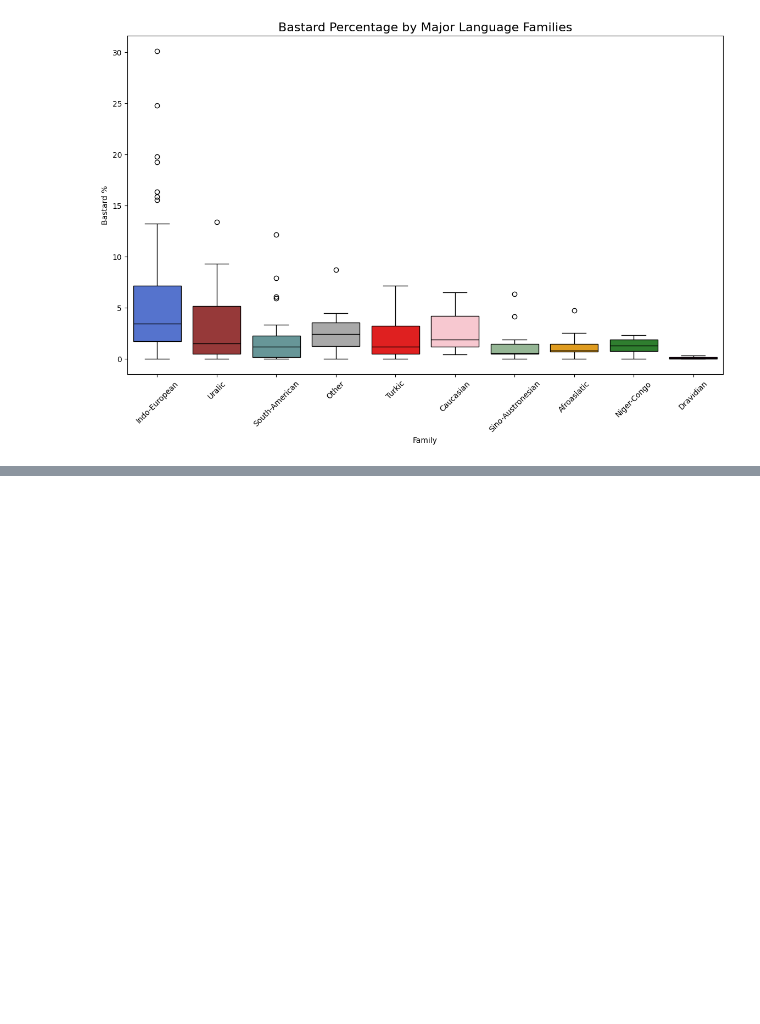
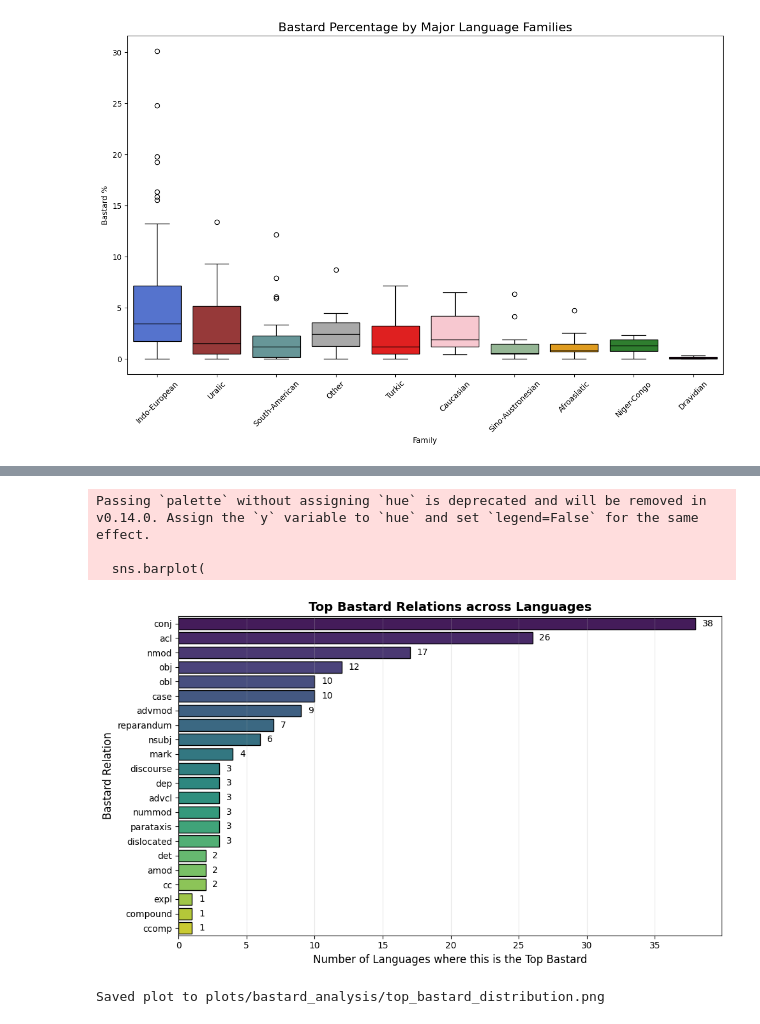
Before and after one commit to typometrics/dataanalysis, a Jupyter notebook: 05_comparative_visualization.ipynb, the cells around one changed output, grey strips where cells are left out. Drawn from its saved outputs; the diff is of its cells as text; code cells hidden in the pictures; blank space fills up the shorter version.

```diff
--- a/05_comparative_visualization.ipynb
+++ b/05_comparative_visualization.ipynb
@@ -569,0 +539,21 @@ Passing `palette` without assigning `hue` is deprecated and will be removed in v
+# %%
+
+    # 4. Top Bastard Relations Distribution
+    if hasattr(plotting, 'plot_top_bastard_distribution'):
+        if 'Top_Bastard_Rel' in merged_bastard.columns:
+            plotting.plot_top_bastard_distribution(
+                merged_bastard,
+                plots_dir=PLOTS_DIR,
+                title='Top Bastard Relations across Languages',
+                filename='top_bastard_distribution.png'
+            )
+        else:
+            print('Top_Bastard_Rel column missing from data.')
+    else:
+        print('Warning: plotting.plot_top_bastard_distribution not found. Please reload plotting module.')
+# %% [output]
+Passing `palette` without assigning `hue` is deprecated and will be removed in v0.14.0. Assign the `y` variable to `hue` and set `legend=False` for the same effect.
+
+  sns.barplot(
+[figure, added]
+Saved plot to plots/bastard_analysis/top_bastard_distribution.png
```
Also changed, not shown: parts of 4 cells of this notebook, 7 other files.
